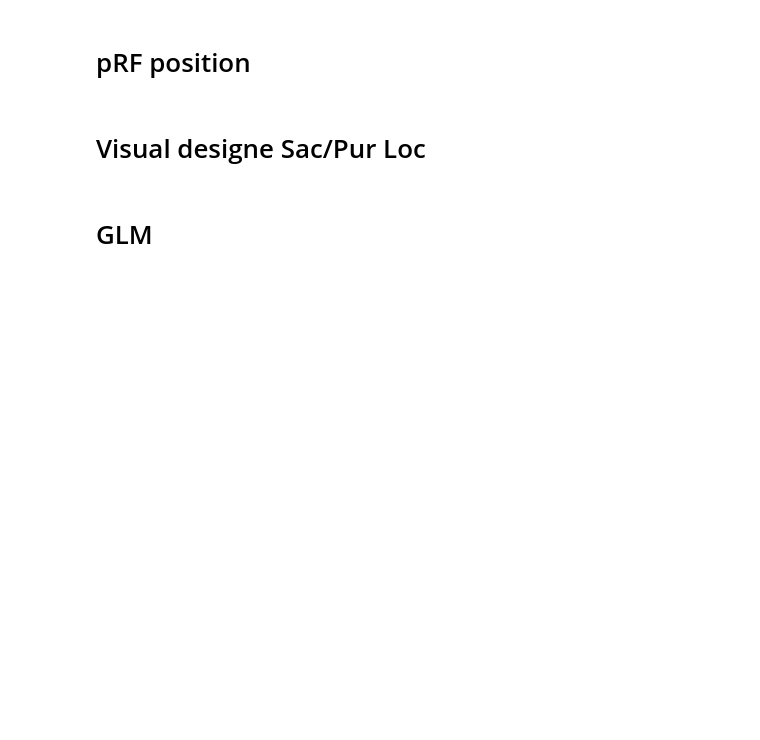
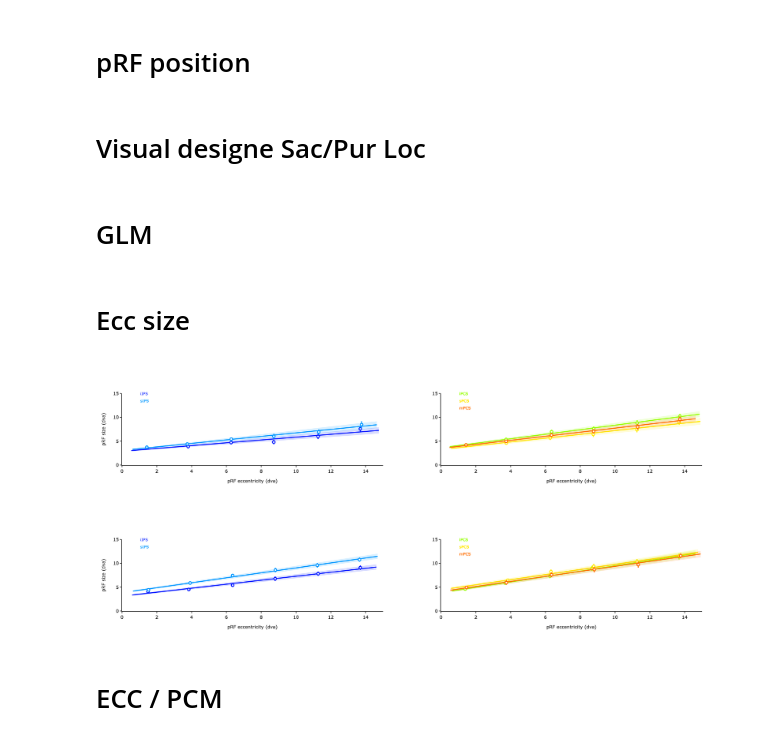
Before and after one commit to mszinte/RetinoMaps, a Jupyter notebook: analysis_code/postproc/result_analysis/deb/figures_rmn.ipynb, the cells around one changed output. Drawn from its saved outputs; the diff is of its cells as text; code cells hidden in the pictures; blank space fills up the shorter version.

```diff
--- a/analysis_code/postproc/result_analysis/deb/figures_rmn.ipynb
+++ b/analysis_code/postproc/result_analysis/deb/figures_rmn.ipynb
@@ -23,8 +24,7 @@ main_dir = '/Users/uriel/disks/meso_shared'
 code_dir = '/Users/uriel/disks/meso_H/projects'
 project_dir = 'RetinoMaps'
 subject = 'sub-03'
-group = '327'
-fornat_ = 'fsnative'
+format_ = 'fsnative'
 # %% [markdown]
 # Particioants
 # %%
@@ -385,3 +385,5 @@ stats_categories_colors = px.colors.qualitative.D3
 inverted_colors = list(reversed(stats_categories_colors))[2:]
 # %%
 inverted_colors
+# %% [markdown]
+# Ecc size
@@ -387,0 +508,25 @@ inverted_colors
+# %%
+subject = 'group'
+format_ = 'fsnative'
+tsv_dir ='{}/{}/derivatives/pp_data/{}/{}/prf/tsv'.format(main_dir,
+                                                                project_dir,
+                                                                subject,
+                                                         format_)
+
+data = pd.read_table('{}/{}_css-prf_derivatives.tsv'.format(tsv_dir,subject))
+ecc_th = [0, 15]
+size_th= [0.1, 20]
+rsq_th = [0, 1]
+pcm_th = [0,20]
+# %%
+categories_to_plot = ['vision',  'vision_and_pursuit_and_saccade']
+for categorie_to_plot in categories_to_plot:
+    df_categorie = data.loc[data.stats_final == categorie_to_plot]
+    fig2 = prf_ecc_size_plot(df_categorie, subject, fig_height=400, fig_width=800, ecc_th=ecc_th, size_th=size_th, rsq_th=rsq_th)
+    fig2.write_image("/Users/uriel/Downloads/{}_{}_ecc_size.pdf".format(subject,categorie_to_plot))
+    fig2.show()
+# %% [output]
+[figure, added]
+[figure, added]
+# %% [markdown]
+# ECC / PCM
```
Also changed, not shown: parts of 4 cells of this notebook, 1 other file.
